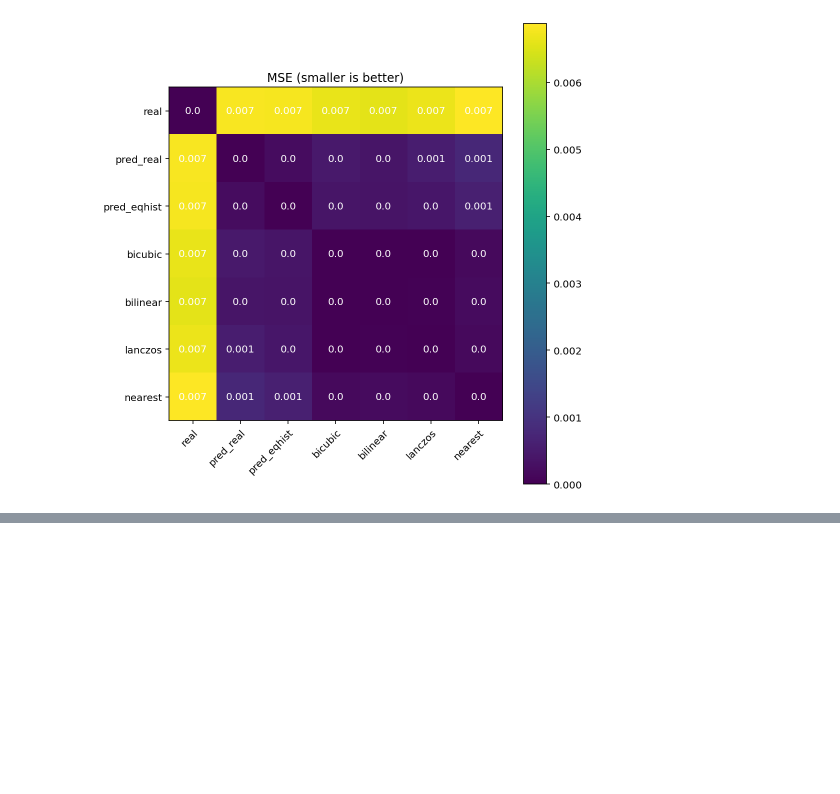
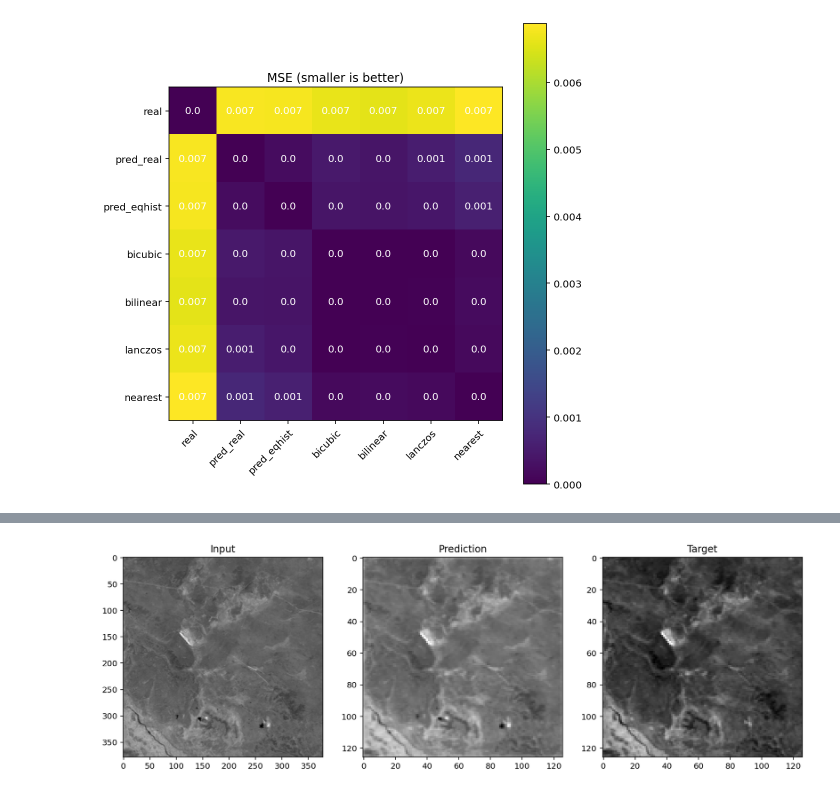
Before and after one commit to maciejzj/cnn-res-degrader, a Jupyter notebook: cnn_res_degrader.ipynb, the cells around one changed output, grey strips where cells are left out. Cells and saved outputs as stored; diff of their text form; code cells hidden in the pictures; blank space fills up the shorter version.

```diff
--- a/cnn_res_degrader.ipynb
+++ b/cnn_res_degrader.ipynb
@@ -120,0 +135,25 @@ demo_heatmap('data/dat-red-one-per-scene.npy',
+# %%
+model = make_model()
+model.load_weights('log/model-20-07-21-20:14:09-red-eqhist.h5')
+
+x_train, y_train, x_test, y_test = make_data('data/dat-red-one-per-scene.npy')
+
+p = model.predict(x_test[[5]])
+
+plt.figure(figsize=((15, 5)))
+
+plt.subplot(1, 3, 1)
+plt.imshow(x_test[[5]].reshape(378, 378), cmap="gray")
+plt.title("Input")
+
+plt.subplot(1, 3, 2)
+plt.imshow(p.reshape(126, 126), cmap="gray")
+plt.title("Prediction")
+
+plt.subplot(1, 3, 3)
+plt.imshow(y_test[[5]].reshape(126, 126), cmap="gray", norm=None)
+plt.title("Target")
+
+plt.show()
+# %% [output]
+[figure, added]
```
Also changed, not shown: parts of 13 cells of this notebook, 1 other file.
